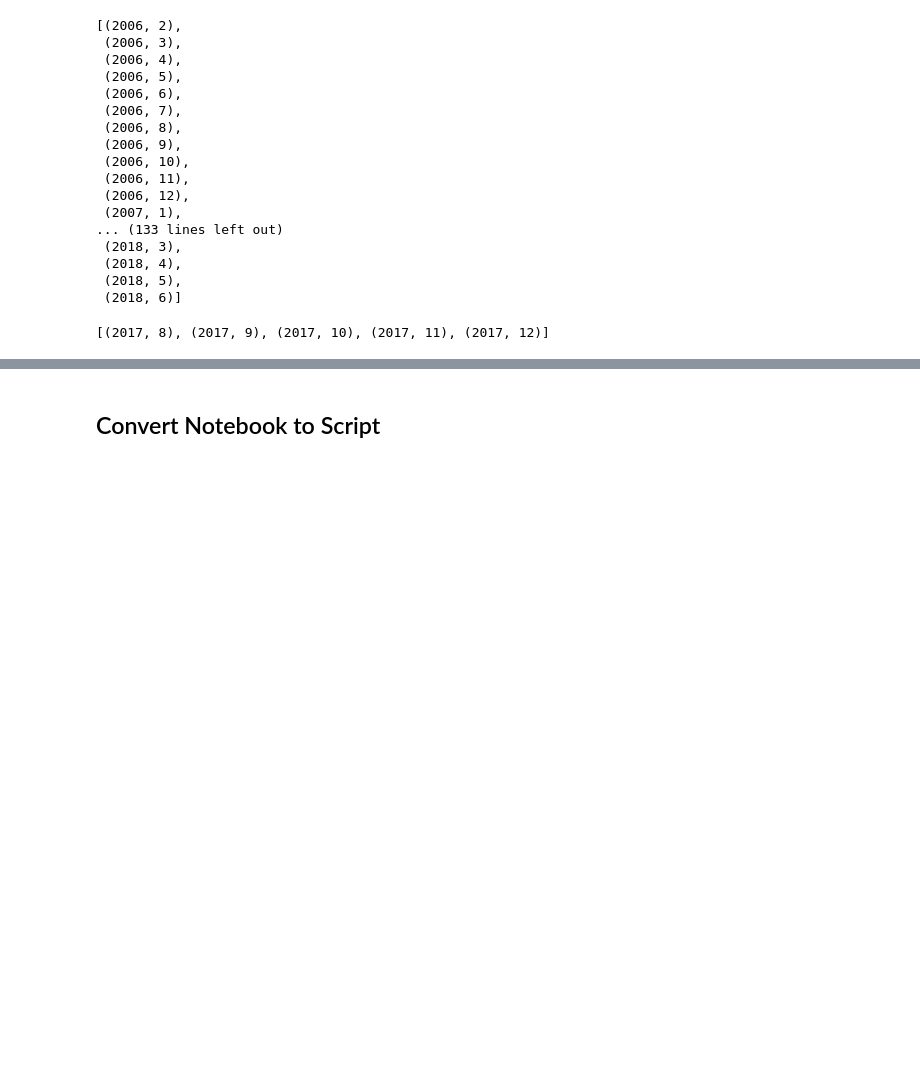
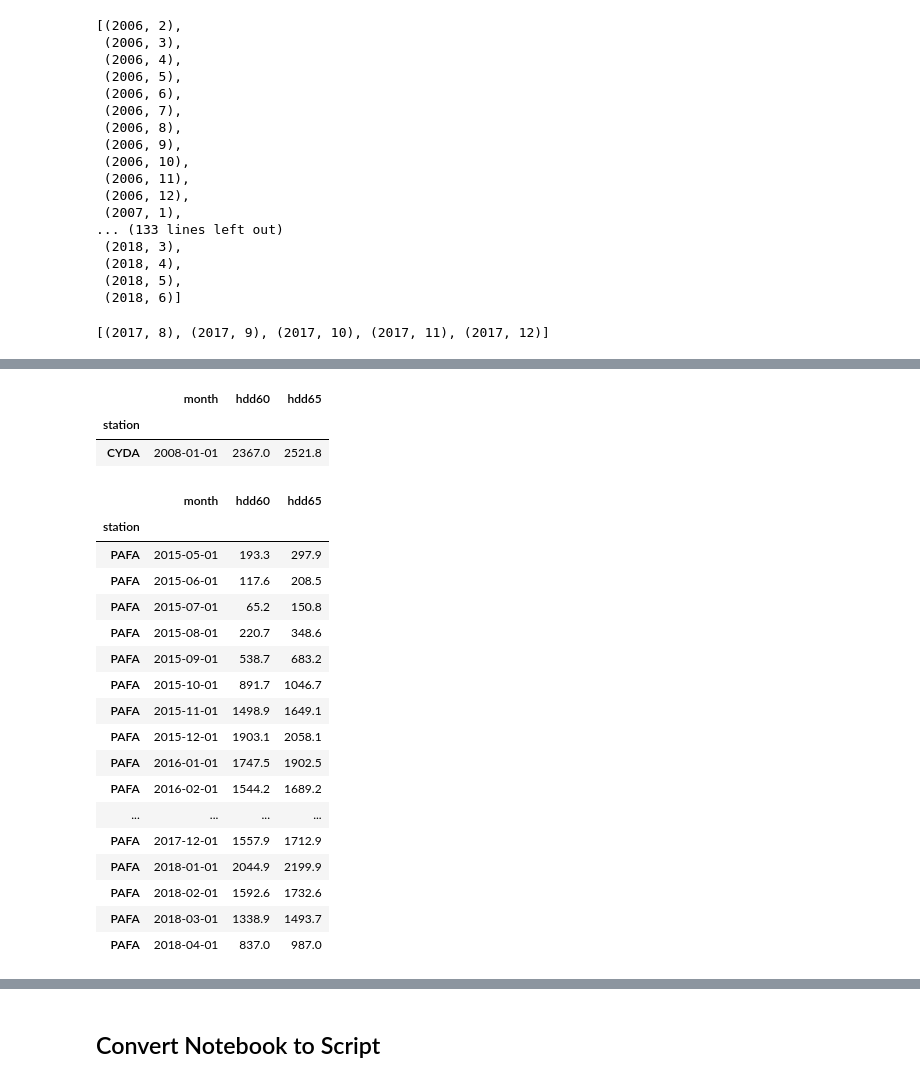
Before and after one commit to alanmitchell/fnsb-benchmark, a Jupyter notebook: testing/preprocess_data.ipynb, the cells around one changed output, grey strips where cells are left out. Saved outputs shown, nothing was run; the diff lists cells and outputs as text; code cells hidden in the pictures; blank space fills up the shorter version.

Commit message:
Switched to AHFC's Online Degree Days.
Previously degree-days were read from the Other Data Excel file.  Now they are read from a file that is updated monthly.

```diff
--- a/testing/preprocess_data.ipynb
+++ b/testing/preprocess_data.ipynb
@@ -366,0 +369,7 @@ bench_util.months_present(dfu3, 'cal_year', 'cal_mo')[-5:]
+# %%
+import io
+import requests
+
+resp = requests.get('http://ahfc.webfactional.com/data/degree_days.pkl').content
+df_dd = pd.read_pickle(io.BytesIO(resp), compression='bz2')
+df_dd.tail()
@@ -366,0 +384,27 @@ bench_util.months_present(dfu3, 'cal_year', 'cal_mo')[-5:]
+# %%
+df_dd.query('station=="CYDA" and month=="2008-01-01"')
+# %% [output]
+|  | month | hdd60 | hdd65 |
+| station |  |  |  |
+| CYDA | 2008-01-01 | 2367.0 | 2521.8 |
+# %%
+df_dd.loc['PAFA'].tail(36)
+# %% [output]
+|  | month | hdd60 | hdd65 |
+| station |  |  |  |
+| PAFA | 2015-05-01 | 193.3 | 297.9 |
+| PAFA | 2015-06-01 | 117.6 | 208.5 |
+| PAFA | 2015-07-01 | 65.2 | 150.8 |
+| PAFA | 2015-08-01 | 220.7 | 348.6 |
+| PAFA | 2015-09-01 | 538.7 | 683.2 |
+| PAFA | 2015-10-01 | 891.7 | 1046.7 |
+| PAFA | 2015-11-01 | 1498.9 | 1649.1 |
+| PAFA | 2015-12-01 | 1903.1 | 2058.1 |
+| PAFA | 2016-01-01 | 1747.5 | 1902.5 |
+| PAFA | 2016-02-01 | 1544.2 | 1689.2 |
+| ... | ... | ... | ... |
+| PAFA | 2017-12-01 | 1557.9 | 1712.9 |
+| PAFA | 2018-01-01 | 2044.9 | 2199.9 |
+| PAFA | 2018-02-01 | 1592.6 | 1732.6 |
+| PAFA | 2018-03-01 | 1338.9 | 1493.7 |
+| PAFA | 2018-04-01 | 837.0 | 987.0 |
```
Also changed, not shown: parts of 4 cells of this notebook, 1 other file.
